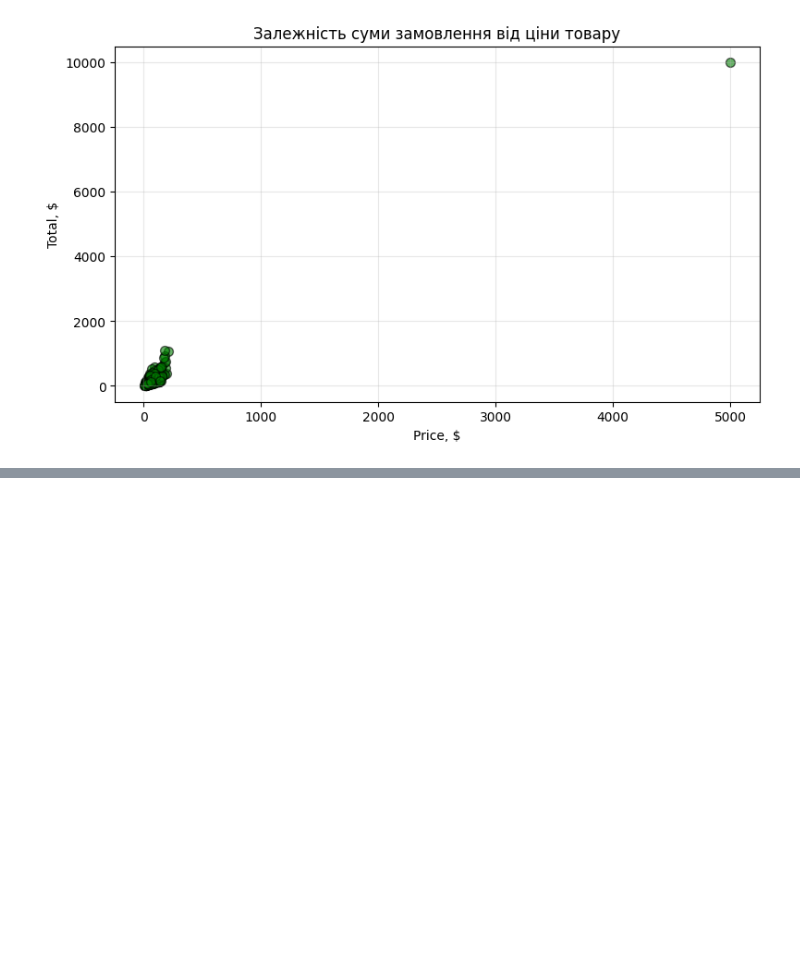
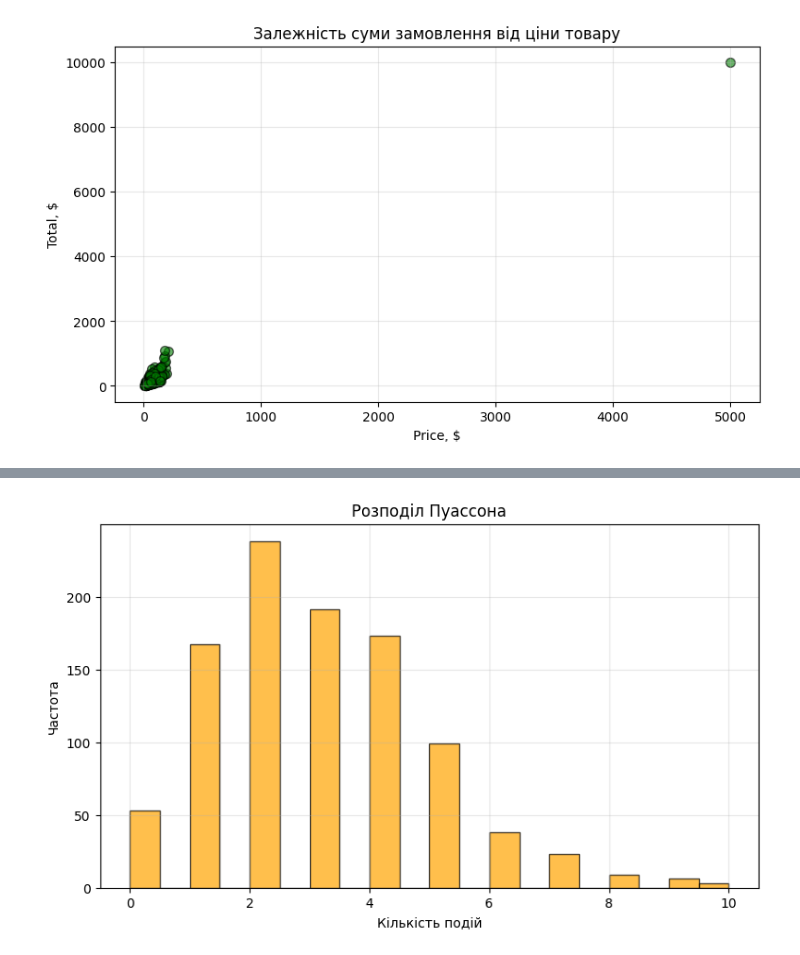
Before and after one commit to DearDarlin/sales, a Jupyter notebook: sales_analysis.ipynb, the cells around one changed output, grey strips where cells are left out. Cells and saved outputs as stored; diff of their text form; code cells hidden in the pictures; blank space fills up the shorter version.

Commit message:
poisson

```diff
--- a/sales_analysis.ipynb
+++ b/sales_analysis.ipynb
@@ -339,0 +340,12 @@ plt.show()
+# %%
+poisson_d = np.random.poisson(lam=3, size=1000)
+
+plt.figure(figsize=(9,5))
+plt.hist(poisson_d, bins=20, color='orange', edgecolor='black', alpha=0.7)
+plt.title('Розподіл Пуассона')
+plt.xlabel('Кількість подій')
+plt.ylabel('Частота')
+plt.grid(alpha=0.3)
+plt.show()
+# %% [output]
+[figure, added]
```
Also changed, not shown: parts of 2 cells of this notebook.
